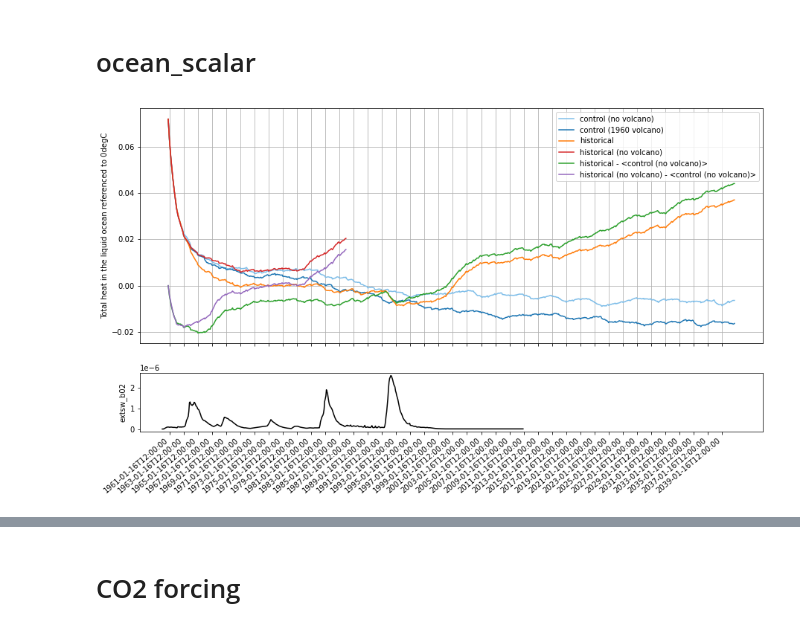
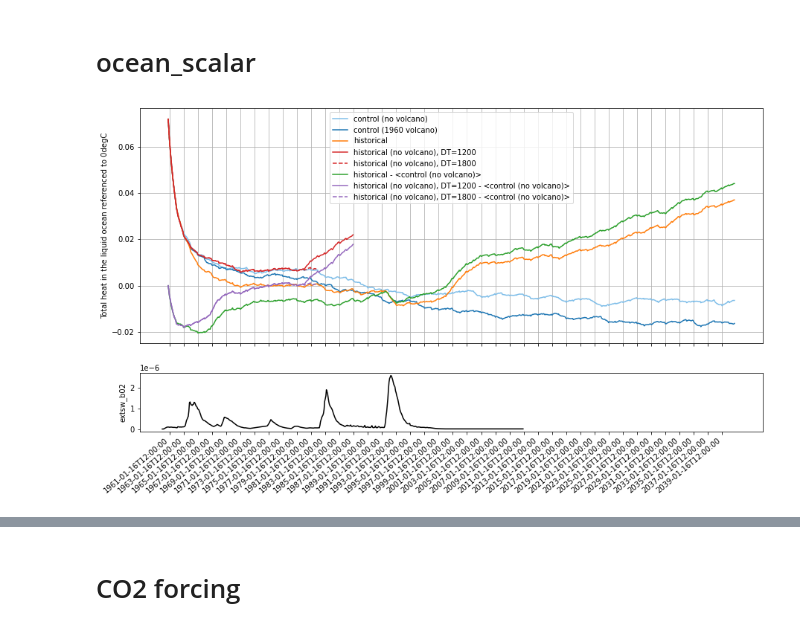
Before and after one commit to dougiesquire/cm-historical, a Jupyter notebook: notebooks/hist_mem001.ipynb, the cells around one changed output, grey strips where cells are left out. Cells and saved outputs as stored; diff of their text form; code cells hidden in the pictures.

```diff
--- a/notebooks/hist_mem001.ipynb
+++ b/notebooks/hist_mem001.ipynb
@@ -9,20 +9,21 @@ import matplotlib.pyplot as plt
 # ocean_scalar
 # %%
 hist_path = '/g/data/xv83/ds0092/CAFE/historical/WIP/c5-d60-pX-hist-19601101/ZARR/ocean_scalar_month.zarr.zip'
-hist_nvol_path = '/scratch/ux06/ds0092/CAFE/historical/WIP/c5-d60-pX-hist-19601101-no_volcanos/mem001/'
 ctrl_path = '/g/data/xv83/ds0092/CAFE/historical/WIP/c5-d60-pX-ctrl-19601101/ZARR/ocean_scalar_month.zarr.zip'
 ctrl_nvol_path = '/g/data/xv83/ds0092/CAFE/historical/WIP/c5-d60-pX-ctrl-19601101-no_volcanos//ZARR/ocean_scalar_month.zarr.zip'
 
+hist_nvol_path = sorted(glob.glob('/scratch/ux06/ds0092/CAFE/historical/WIP/progress_check/hist-no_volcanos/ocean_scalar*.nc'))
+hist_nvol_path_dt1200 = hist_nvol_path + sorted(glob.glob('/scratch/ux06/ds0092/CAFE/historical/WIP/progress_check/hist-no_volcanos/DT1200/ocean_scalar*.nc'))
+hist_nvol_path_dt1800 = hist_nvol_path + sorted(glob.glob('/scratch/ux06/ds0092/CAFE/historical/WIP/progress_check/hist-no_volcanos/DT1800/ocean_scalar*.nc'))
+
 forcing_path = '/scratch/ux06/ds0092/CAFE/historical/WIP/c5-d60-pX-hist-19601101-no_volcanos/mem001/'
 # %%
 hist_ocean_scalar = xr.open_zarr(hist_path, consolidated=True).squeeze()
+ctrl_ocean_scalar = xr.open_zarr(ctrl_path, consolidated=True).squeeze()
+ctrl_nvol_ocean_scalar = xr.open_zarr(ctrl_nvol_path, consolidated=True).squeeze()
 
-hist_nvol_files = sorted(glob.glob(f'{hist_nvol_path}ocean_scalar_*.nc'))[:-1] # Last year still writing
-hist_nvol_ocean_scalar = xr.open_mfdataset(hist_nvol_files)
-
-ctrl_ocean_scalar = xr.open_zarr(ctrl_path, consolidated=True).squeeze()
-
-ctrl_nvol_ocean_scalar = xr.open_zarr(ctrl_nvol_path, consolidated=True).squeeze()
+hist_nvol_ocean_scalar_dt1200 = xr.open_mfdataset(hist_nvol_path_dt1200)
+hist_nvol_ocean_scalar_dt1800 = xr.open_mfdataset(hist_nvol_path_dt1800)
 # %%
 variable = 'temp_total'
 variable_long_name = ctrl_nvol_ocean_scalar[variable].attrs['long_name']
@@ -33,7 +34,8 @@ clim =  ctrl_nvol_ocean_scalar[variable].sel(time=clim_period).groupby('time.mon
 ctrl_ocean_scalar = ctrl_ocean_scalar[variable].groupby('time.month') - clim
 ctrl_nvol_ocean_scalar = ctrl_nvol_ocean_scalar[variable].groupby('time.month') - clim
 hist_ocean_scalar = hist_ocean_scalar[variable].groupby('time.month') - clim
-hist_nvol_ocean_scalar = hist_nvol_ocean_scalar[variable].groupby('time.month') - clim
+hist_nvol_ocean_scalar_dt1200 = hist_nvol_ocean_scalar_dt1200[variable].groupby('time.month') - clim
+hist_nvol_ocean_scalar_dt1800 = hist_nvol_ocean_scalar_dt1800[variable].groupby('time.month') - clim
 # %%
 fig, (ax0, ax1) = plt.subplots(2, 1, gridspec_kw={'height_ratios': [4, 1]}, figsize=(15,8))
 
@@ -56,38 +58,44 @@ ax0.plot([np.datetime64(t.strftime()) for t in ctrl_ocean_scalar.time.values],
 ax0.plot([np.datetime64(t.strftime()) for t in hist_ocean_scalar.time.values],
          hist_ocean_scalar,
          label='historical', color='C1', linestyle='-')
-ax0.plot([np.datetime64(t.strftime()) for t in hist_nvol_ocean_scalar.time.values],
-         hist_nvol_ocean_scalar,
-         label='historical (no volcano)', color='C3', linestyle='-')
+ax0.plot([np.datetime64(t.strftime()) for t in hist_nvol_ocean_scalar_dt1200.time.values],
+         hist_nvol_ocean_scalar_dt1200,
+         label='historical (no volcano), DT=1200', color='C3', linestyle='-')
+ax0.plot([np.datetime64(t.strftime()) for t in hist_nvol_ocean_scalar_dt1800.time.values],
+         hist_nvol_ocean_scalar_dt1800,
+         label='historical (no volcano), DT=1800', color='C3', linestyle='--')
 
 ctrl_nvol_ocean_scalar_smooth = ctrl_nvol_ocean_scalar.rolling(time=72, min_periods=1).mean('time')
 ax0.plot([np.datetime64(t.strftime()) for t in (hist_ocean_scalar-ctrl_nvol_ocean_scalar_smooth).time.values],
          hist_ocean_scalar-ctrl_nvol_ocean_scalar_smooth,
          label='historical - <control (no volcano)>', color='C2', linestyle='-')
-ax0.plot([np.datetime64(t.strftime()) for t in (hist_nvol_ocean_scalar-ctrl_nvol_ocean_scalar_smooth).time.values],
-         hist_nvol_ocean_scalar-ctrl_nvol_ocean_scalar_smooth,
-         label='historical (no volcano) - <control (no volcano)>', color='C4', linestyle='-')
+ax0.plot([np.datetime64(t.strftime()) for t in (hist_nvol_ocean_scalar_dt1200-ctrl_nvol_ocean_scalar_smooth).time.values],
+         hist_nvol_ocean_scalar_dt1200-ctrl_nvol_ocean_scalar_smooth,
+         label='historical (no volcano), DT=1200 - <control (no volcano)>', color='C4', linestyle='-')
+ax0.plot([np.datetime64(t.strftime()) for t in (hist_nvol_ocean_scalar_dt1800-ctrl_nvol_ocean_scalar_smooth).time.values],
+         hist_nvol_ocean_scalar_dt1800-ctrl_nvol_ocean_scalar_smooth,
+         label='historical (no volcano), DT=1800 - <control (no volcano)>', color='C4', linestyle='--')
 
 ax0.legend()
 ax0.set_ylabel(variable_long_name);
 ax0.grid()
 xticks = [np.datetime64(t.strftime()) for t in ctrl_nvol_ocean_scalar.time.values[2::24]]
 ax0.set_xticks(xticks)
 ax0.set_xticklabels([])
 xlims = ax0.get_xlim()
 
 f = xr.open_dataset(f'{forcing_path}INPUT/extsw_data.nc')
 
 period = slice(str(ctrl_nvol_ocean_scalar.time[0].dt.year.values),
                str(ctrl_nvol_ocean_scalar.time[-1].dt.year.values))
 lev = 60
 
 lat_mean = f['extsw_b02'].sel(time=period).mean('lat')
 ax1.plot([np.datetime64(t.strftime()) for t in lat_mean.time.values],
         lat_mean.sel(pfull=lev, method='nearest'), color='k')
 ax1.set_xticks(xticks)
 ax1.set_xticklabels(xticks, rotation=40, ha='right');
 ax1.set_ylabel('extsw_b02');
 ax1.set_xlim(xlims);
 # %% [output]
-[figure, old version]
+[figure, new version]
```
Also changed, not shown: parts of 6 cells of this notebook.
